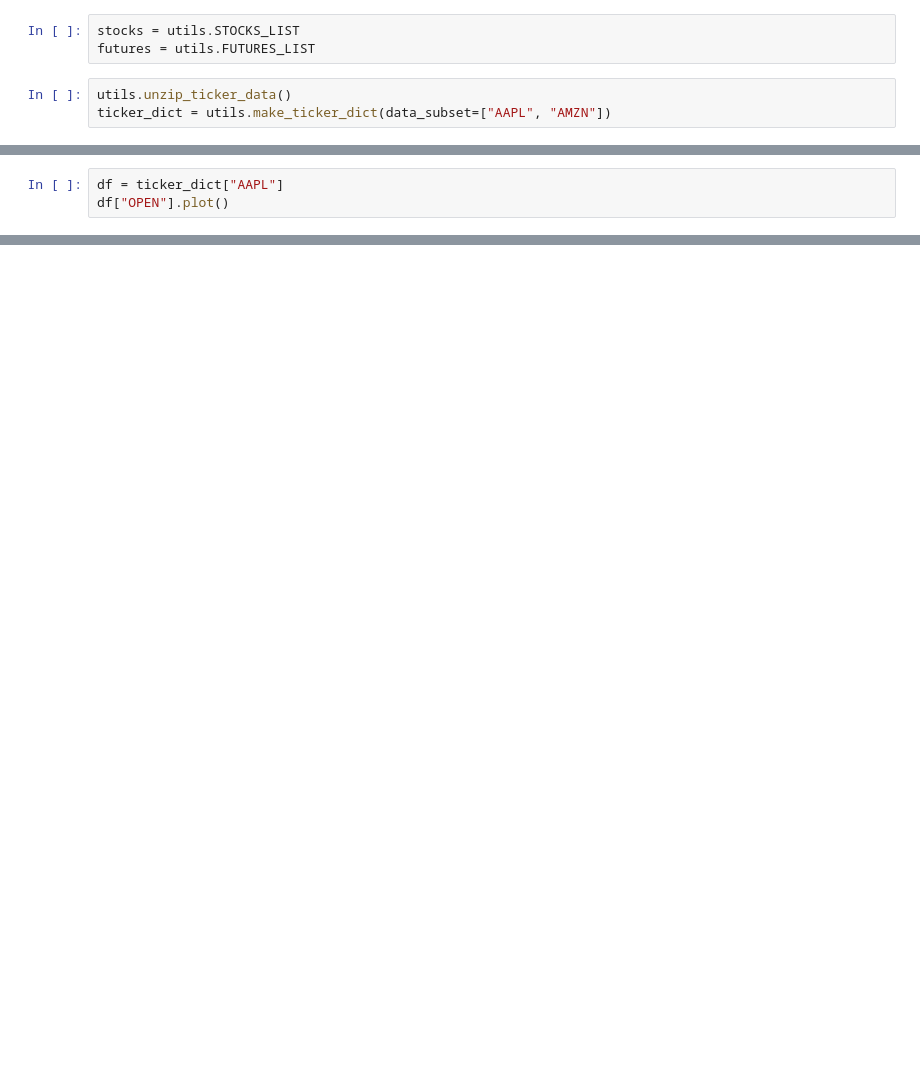
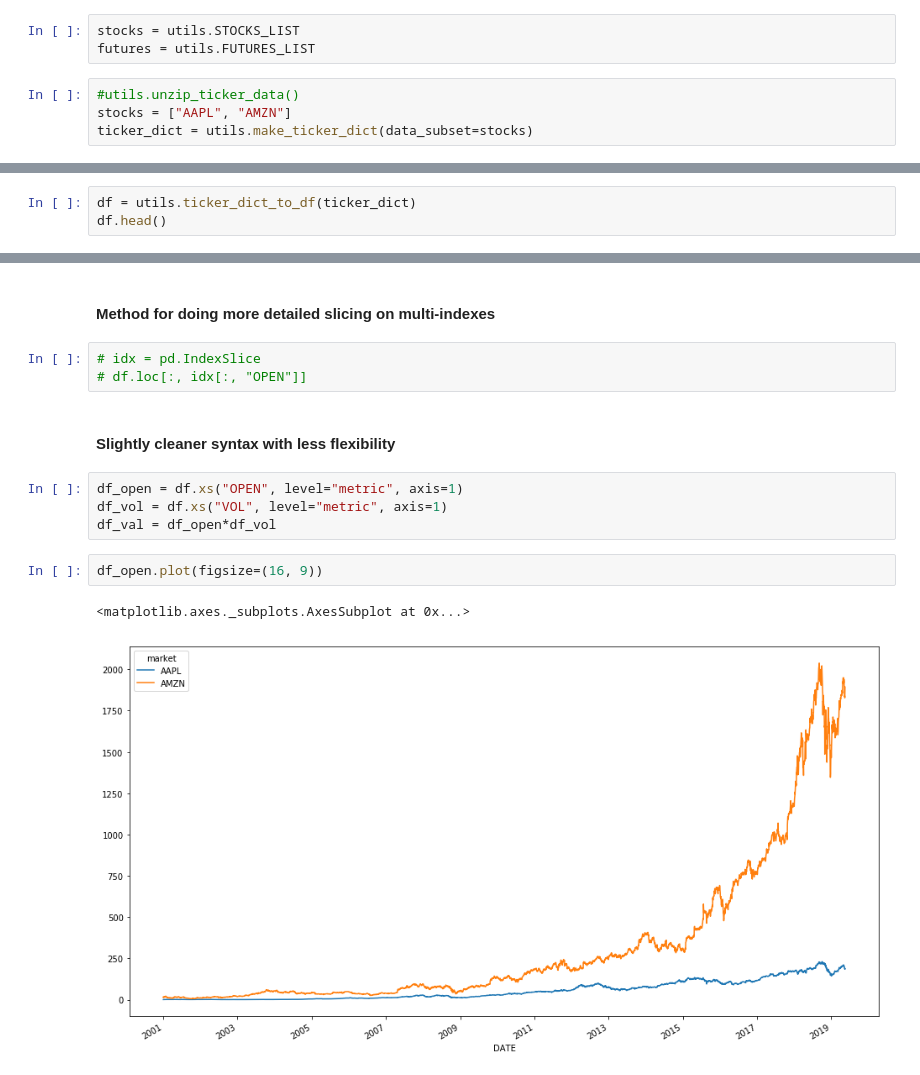
Before and after one commit to rtoole13/quantiac, a Jupyter notebook: notebooks/tph_20190519.ipynb, the cells around one changed output, grey strips where cells are left out. Saved outputs shown, nothing was run; the diff lists cells and outputs as text; blank space fills up the shorter version.

Commit message:
New function for making multi-index dataframe from ticker_dict

```diff
--- a/notebooks/tph_20190519.ipynb
+++ b/notebooks/tph_20190519.ipynb
@@ -11,5 +32,6 @@ import utils
 stocks = utils.STOCKS_LIST
 futures = utils.FUTURES_LIST
 # %%
-utils.unzip_ticker_data()
-ticker_dict = utils.make_ticker_dict(data_subset=["AAPL", "AMZN"])
+#utils.unzip_ticker_data()
+stocks = ["AAPL", "AMZN"]
+ticker_dict = utils.make_ticker_dict(data_subset=stocks)
@@ -20,4 +38,4 @@ Index([' OPEN', ' HIGH', ' LOW', ' CLOSE', ' VOL', ' p'], dtype='object')
 # %%
-df = ticker_dict["AAPL"]
-df["OPEN"].plot()
+df = utils.ticker_dict_to_df(ticker_dict)
+df.head()
 # %% [output]
@@ -24,0 +50,16 @@ KeyError: 'OPEN'
+# %% [markdown]
+#### Method for doing more detailed slicing on multi-indexes
+# %%
+# idx = pd.IndexSlice
+# df.loc[:, idx[:, "OPEN"]]
+# %% [markdown]
+#### Slightly cleaner syntax with less flexibility
+# %%
+df_open = df.xs("OPEN", level="metric", axis=1)
+df_vol = df.xs("VOL", level="metric", axis=1)
+df_val = df_open*df_vol
+# %%
+df_open.plot(figsize=(16, 9))
+# %% [output]
+<matplotlib.axes._subplots.AxesSubplot at 0x...>
+[figure, added]
```
Also changed, not shown: parts of 5 cells of this notebook, 1 other file.
